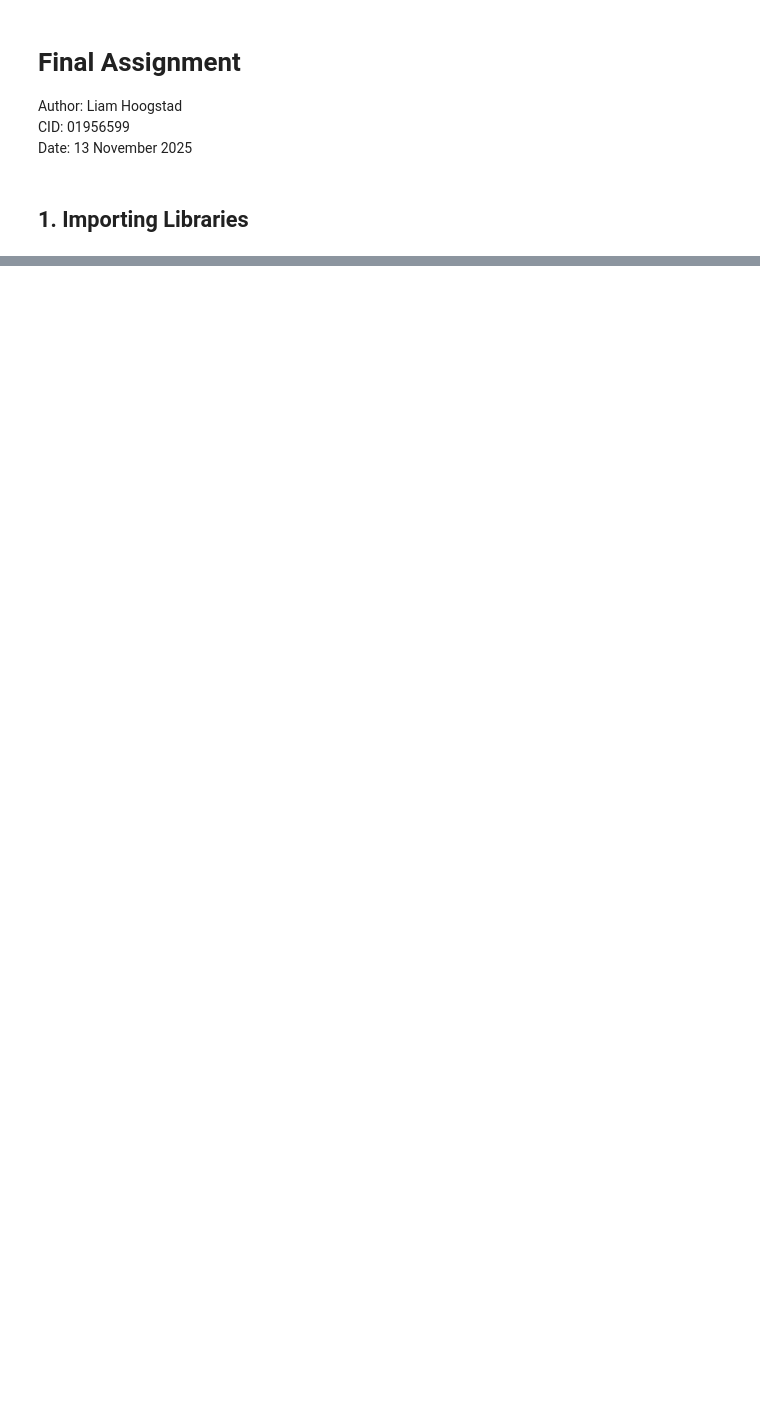
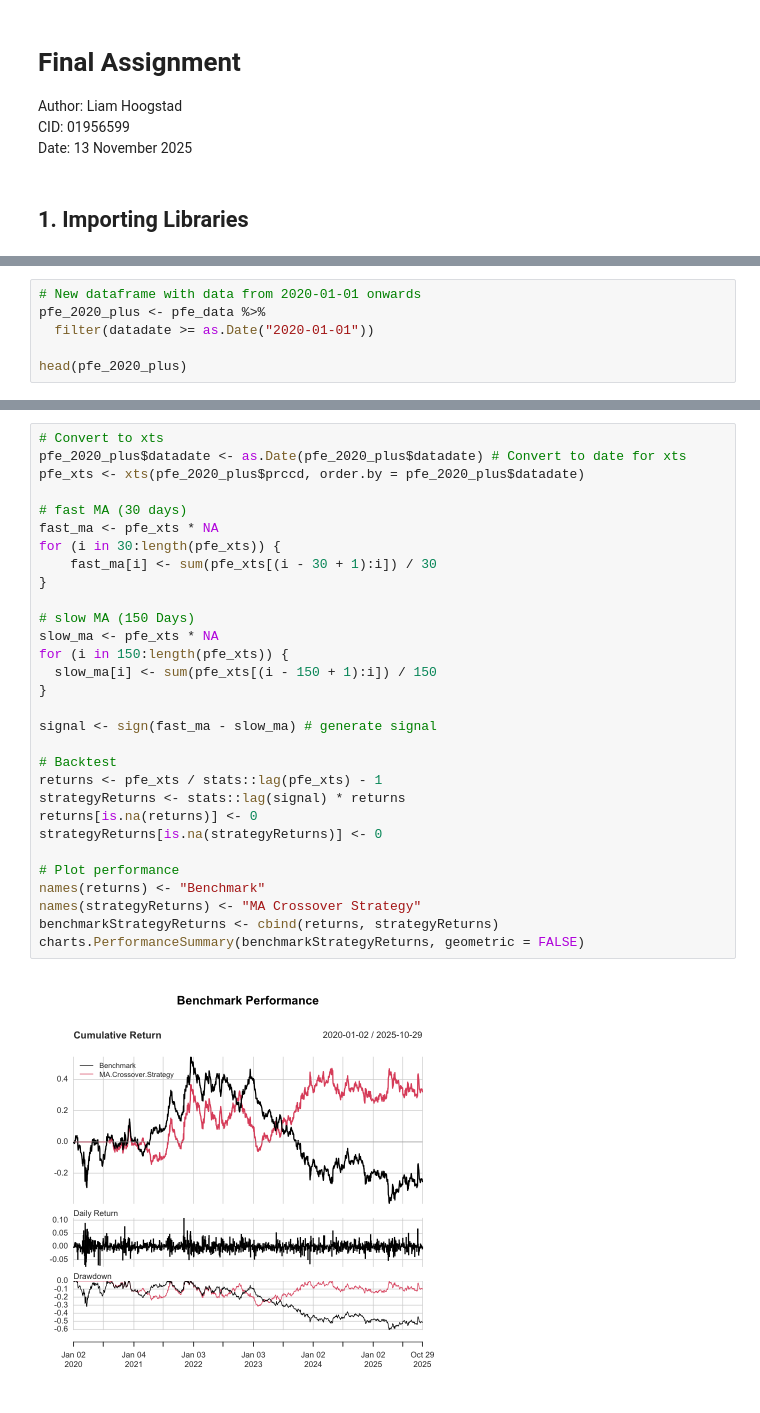
Before and after one commit to LiamHoogstad/R_Assignment, a Jupyter notebook: final_assignment.ipynb, the cells around one changed output, grey strips where cells are left out. Saved outputs shown, nothing was run; the diff lists cells and outputs as text; blank space fills up the shorter version.

```diff
--- a/final_assignment.ipynb
+++ b/final_assignment.ipynb
@@ -52,0 +98,6 @@ A data.frame: 10 × 11
+# %%
+# New dataframe with data from 2020-01-01 onwards
+pfe_2020_plus <- pfe_data %>%
+  filter(datadate >= as.Date("2020-01-01"))
+
+head(pfe_2020_plus)
@@ -52,0 +120,32 @@ A data.frame: 10 × 11
+# %%
+# Convert to xts
+pfe_2020_plus$datadate <- as.Date(pfe_2020_plus$datadate) # Convert to date for xts
+pfe_xts <- xts(pfe_2020_plus$prccd, order.by = pfe_2020_plus$datadate)
+
+# fast MA (30 days)
+fast_ma <- pfe_xts * NA
+for (i in 30:length(pfe_xts)) {
+    fast_ma[i] <- sum(pfe_xts[(i - 30 + 1):i]) / 30
+}
+
+# slow MA (150 Days)
+slow_ma <- pfe_xts * NA
+for (i in 150:length(pfe_xts)) {
+  slow_ma[i] <- sum(pfe_xts[(i - 150 + 1):i]) / 150
+}
+
+signal <- sign(fast_ma - slow_ma) # generate signal
+
+# Backtest
+returns <- pfe_xts / stats::lag(pfe_xts) - 1
+strategyReturns <- stats::lag(signal) * returns
+returns[is.na(returns)] <- 0
+strategyReturns[is.na(strategyReturns)] <- 0
+
+# Plot performance
+names(returns) <- "Benchmark"
+names(strategyReturns) <- "MA Crossover Strategy"
+benchmarkStrategyReturns <- cbind(returns, strategyReturns)
+charts.PerformanceSummary(benchmarkStrategyReturns, geometric = FALSE)
+# %% [output]
+[figure, added]
```
Also changed, not shown: parts of 18 cells of this notebook, 1 other file.
